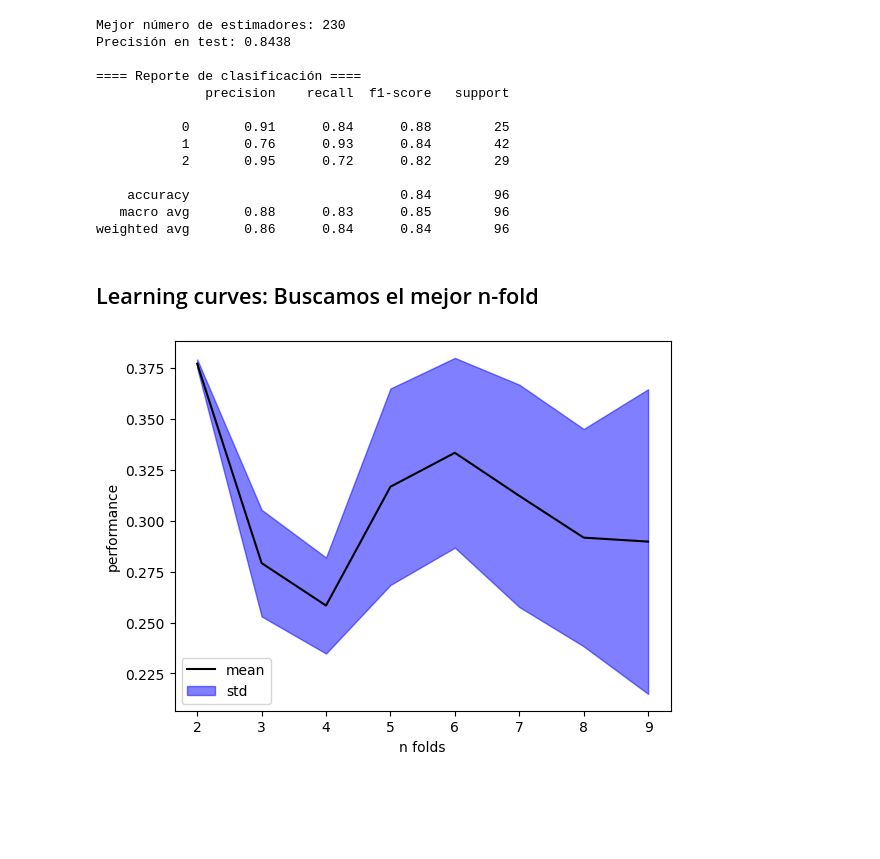
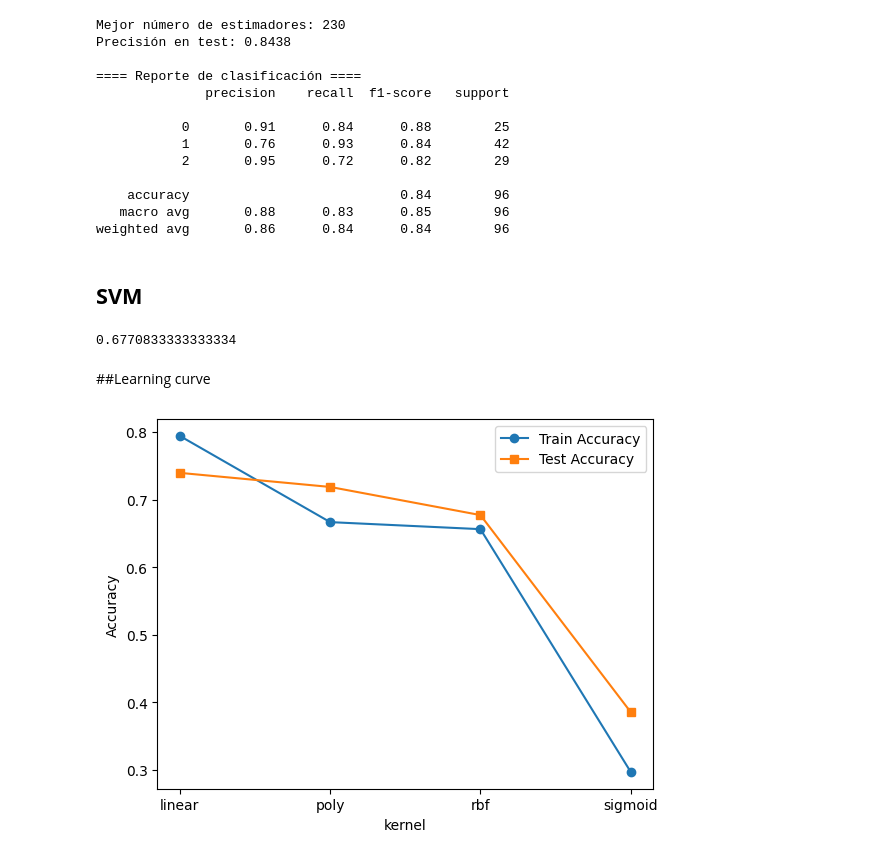
Before and after one commit to smuke123/StudentsPerfomanceAnalysis, a Jupyter notebook: Code/StudentsPerfomanceAnalysis.ipynb, the cells around one changed output. Saved outputs shown, nothing was run; the diff lists cells and outputs as text; code cells hidden in the pictures; blank space fills up the shorter version.

```diff
--- a/Code/StudentsPerfomanceAnalysis.ipynb
+++ b/Code/StudentsPerfomanceAnalysis.ipynb
@@ -373,9 +373,6 @@ df['ParentschoolSatisfaction'] = df['ParentschoolSatisfaction'].map(Parentschool
 StudentAbsenceDays_mapping = {'Under-7': 0, 'Above-7': 1}
 df['StudentAbsenceDays'] = df['StudentAbsenceDays'].map(StudentAbsenceDays_mapping)
 
-class_mapping = {"L": 0, "M": 1, "H": 2}
-df["Class"] = df["Class"].map(class_mapping)
-
 
 df.head()
 # %% [output]
@@ -570,10 +522,40 @@ Precisión en test: 0.8438
     accuracy                           0.84        96
    macro avg       0.88      0.83      0.85        96
 weighted avg       0.86      0.84      0.84        96
-# %% [markdown]
-## Learning curves: Buscamos el mejor n-fold
-# %%
-from sklearn.model_selection import cross_val_score
-curve_std(est)
-# %% [output]
-[figure, removed]
+# %% [markdown]
+## **SVM**
+# %%
+from sklearn.svm import SVC
+from sklearn.model_selection import train_test_split
+from sklearn.metrics import accuracy_score
+
+est = SVC()
+X = df.values[:,:-1]
+y = df.values[:,-1]
+x_train, x_test, y_train, y_test = train_test_split(X, y, test_size=0.2, random_state=21)
+est.fit(x_train, y_train)
+print(accuracy_score(est.predict(x_test), y_test))
+# %% [output]
+0.6770833333333334
+# %% [markdown]
+##Learning curve
+# %%
+kernel_functions = ['linear', 'poly', 'rbf', 'sigmoid']
+train_scores = []
+test_scores = []
+for kernel in kernel_functions:
+  model = SVC(kernel=kernel)
+  x_train, x_test, y_train, y_test = train_test_split(X, y, test_size=0.2, random_state=21)
+  model.fit(x_train, y_train)
+  train_accuracy = accuracy_score(y_train, model.predict(x_train))
+  test_accuracy = accuracy_score(y_test, model.predict(x_test))
+  train_scores.append(train_accuracy)
+  test_scores.append(test_accuracy)
+plt.plot(kernel_functions, train_scores, marker='o', label='Train Accuracy')
+plt.plot(kernel_functions, test_scores, marker='s', label='Test Accuracy')
+plt.xlabel("kernel")
+plt.ylabel("Accuracy")
+plt.legend()
+plt.show()
+# %% [output]
+[figure, added]
```
Also changed, not shown: parts of 11 cells of this notebook.
